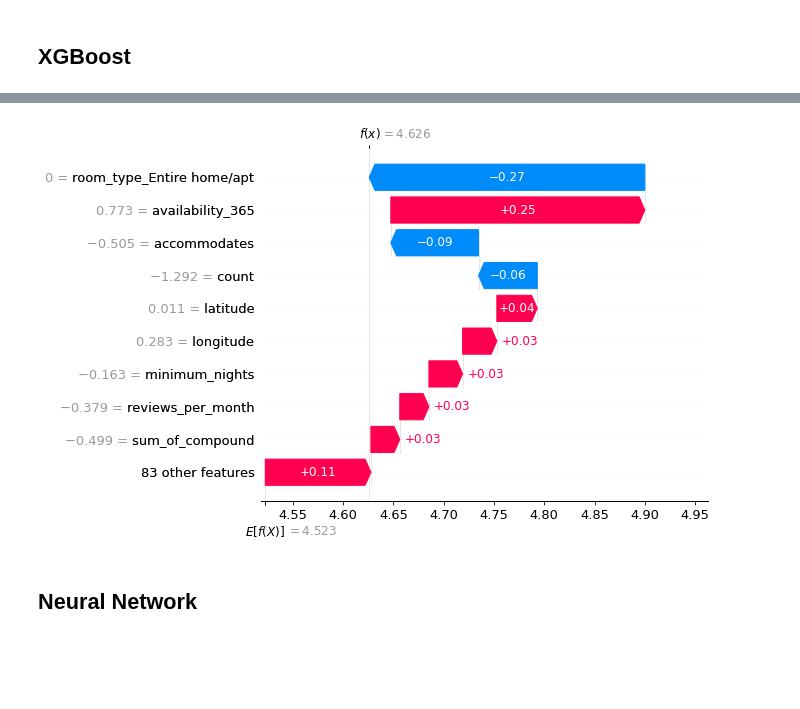
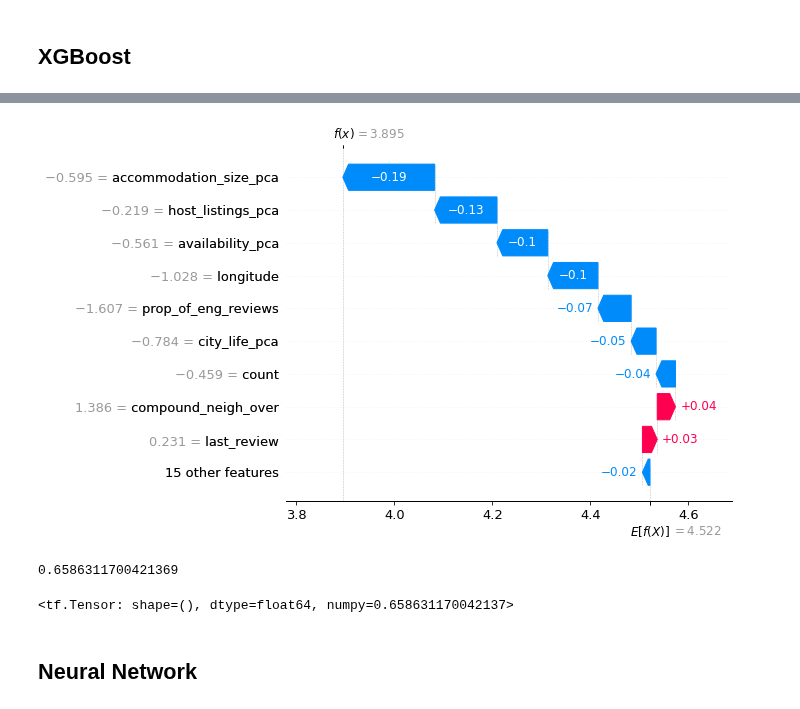
Before and after one commit to dmnk1308/DubAir, a Jupyter notebook: final_prediction_models.ipynb, the cells around one changed output, grey strips where cells are left out. Cells and saved outputs as stored; diff of their text form; code cells hidden in the pictures; blank space fills up the shorter version.

```diff
--- a/final_prediction_models.ipynb
+++ b/final_prediction_models.ipynb
@@ -61,6 +70,2 @@ Due to insignificant t-tests we dropped:
 # %% [markdown]
 ## Random Forest
-# %%
-forest = RandomForestRegressor(1000, random_state = 123, max_features = "sqrt", max_depth = 7)
-forest.fit(X_train, y_train)
-forest.score(X_test, y_test)
@@ -67,12 +133,36 @@ forest.score(X_test, y_test)
 # %% [markdown]
 ## XGBoost
 # %%
-space={'max_depth': hp.quniform("max_depth", 3, 18, 1),
-        'gamma': hp.uniform ('gamma', 1,9),
-        'reg_alpha' : hp.quniform('reg_alpha', 40,180,1),
+space={'max_depth': hp.quniform("max_depth", 2, 50, 2),
+        'gamma': hp.uniform ('gamma', 0, 9),
+        'reg_alpha' : hp.quniform('reg_alpha', 0,180,1),
         'reg_lambda' : hp.uniform('reg_lambda', 0,100),
-        'colsample_bytree' : hp.uniform('colsample_bytree', 0.5,1),
-        'min_child_weight' : hp.quniform('min_child_weight', 0, 10, 1),
-        'n_estimators': 180,
+        'colsample_bytree' : hp.uniform('colsample_bytree', 0,1),
+        'min_child_weight' : hp.quniform('min_child_weight', 0, 50, 1),
+        'n_estimators': 500,
         'seed': 0
     }
+
+def objective(space):
+    model=xgb.XGBRegressor(
+                    n_estimators =space['n_estimators'], max_depth = int(space['max_depth']), gamma = space['gamma'],
+                    reg_alpha = int(space['reg_alpha']),min_child_weight=int(space['min_child_weight']),
+                    colsample_bytree=int(space['colsample_bytree']))
+
+    #evaluation = [(X_train, y_train), (X_test, y_test)]
+
+    model.fit(X_train, y_train)
+
+
+    pred = model.predict(X_test)
+    mse = mean_squared_error(y_test, pred)
+    print ("SCORE:", mse)
+    return {'loss': mse, 'status': STATUS_OK }
+
+trials = Trials()
+
+best_hyperparams = fmin(fn = objective,
+                        space = space,
+                        algo = tpe.suggest,
+                        max_evals = 100,
+                        trials = trials)
@@ -126,16 +172,25 @@ best_hyperparams["max_depth"] = int(best_hyperparams["max_depth"])
 # %%
 # train an XGBoost model
 model = xgb.XGBRegressor(**best_hyperparams).fit(X_train, y_train)
 
 # explain the model's predictions using SHAP
 # (same syntax works for LightGBM, CatBoost, scikit-learn, transformers, Spark, etc.)
 explainer = shap.Explainer(model)
 shap_values = explainer(X_test)
 
 # visualize the first prediction's explanation
-shap.plots.waterfall(shap_values[2])
+shap.plots.waterfall(shap_values[10])
 # %% [output]
-[figure, old version]
+[figure, new version]
+# %%
+model.score(X_test, y_test)
+# %% [output]
+0.6586311700421369
+# %%
+y_pred = model.predict(X_test)
+R_squared(y_test,y_pred)
+# %% [output]
+<tf.Tensor: shape=(), dtype=float64, numpy=0.658631170042137>
 # %% [markdown]
 ## Neural Network
 # %% [markdown]
```
Also changed, not shown: parts of 31 cells of this notebook, 2 other files.
